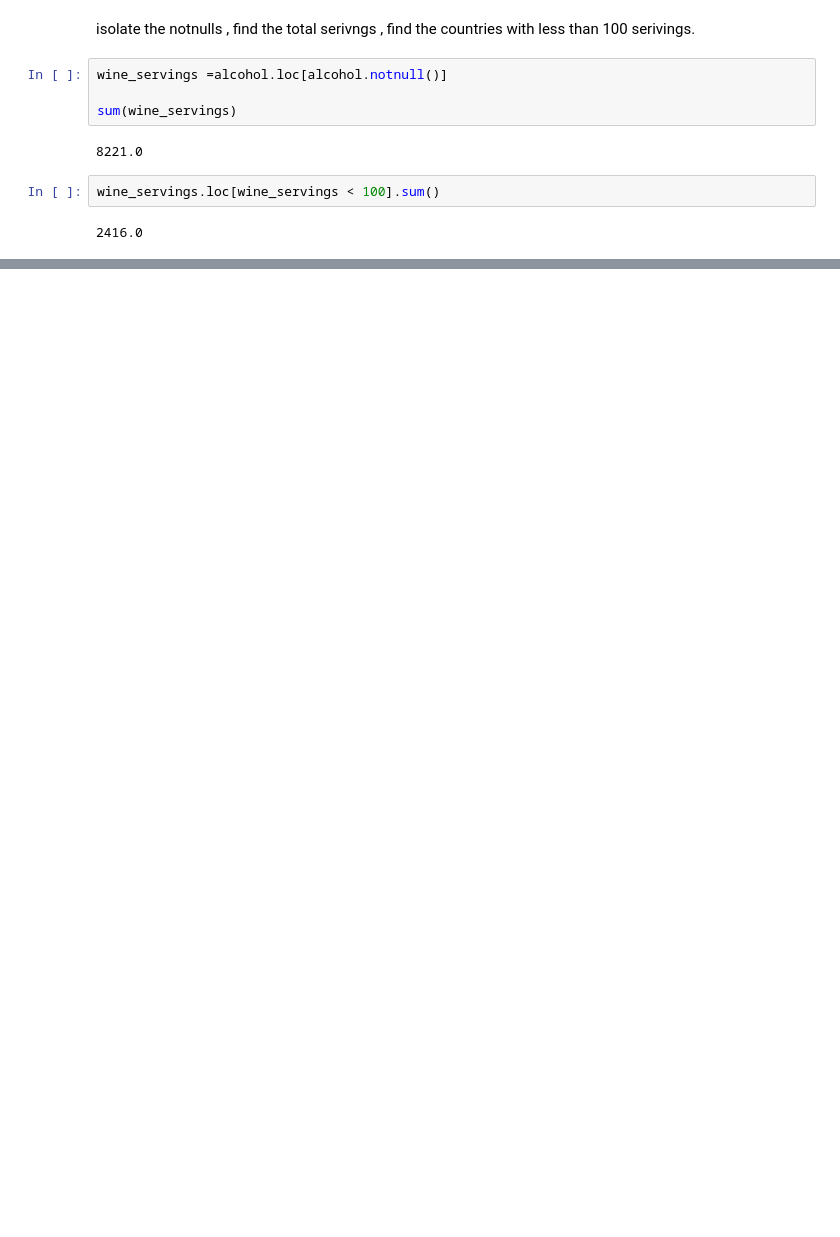
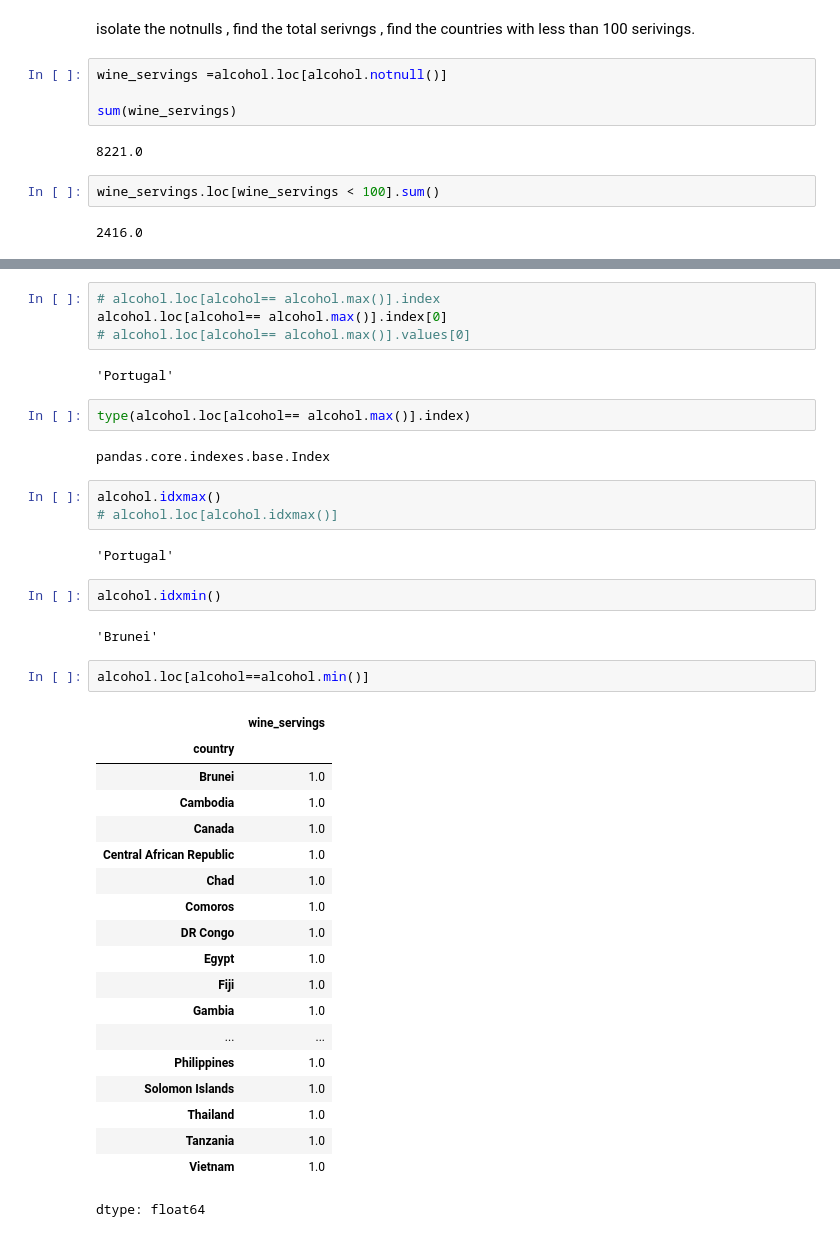
Before and after one commit to NomadCoder101/colabs, a Jupyter notebook: SECTION_2.ipynb, the cells around one changed output, grey strips where cells are left out. Saved outputs shown, nothing was run; the diff lists cells and outputs as text; blank space fills up the shorter version.

```diff
--- a/SECTION_2.ipynb
+++ b/SECTION_2.ipynb
@@ -403,0 +637,41 @@ wine_servings.loc[wine_servings < 100].sum()
+# %%
+# alcohol.loc[alcohol== alcohol.max()].index
+alcohol.loc[alcohol== alcohol.max()].index[0]
+# alcohol.loc[alcohol== alcohol.max()].values[0]
+# %% [output]
+'Portugal'
+# %%
+type(alcohol.loc[alcohol== alcohol.max()].index)
+# %% [output]
+pandas.core.indexes.base.Index
+# %%
+alcohol.idxmax()
+# alcohol.loc[alcohol.idxmax()]
+# %% [output]
+'Portugal'
+# %%
+alcohol.idxmin()
+# %% [output]
+'Brunei'
+# %%
+alcohol.loc[alcohol==alcohol.min()]
+# %% [output]
+|  | wine_servings |
+| country |  |
+| Brunei | 1.0 |
+| Cambodia | 1.0 |
+| Canada | 1.0 |
+| Central African Republic | 1.0 |
+| Chad | 1.0 |
+| Comoros | 1.0 |
+| DR Congo | 1.0 |
+| Egypt | 1.0 |
+| Fiji | 1.0 |
+| Gambia | 1.0 |
+| ... | ... |
+| Philippines | 1.0 |
+| Solomon Islands | 1.0 |
+| Thailand | 1.0 |
+| Tanzania | 1.0 |
+| Vietnam | 1.0 |
+dtype: float64
```
Also changed, not shown: parts of 156 cells of this notebook.
